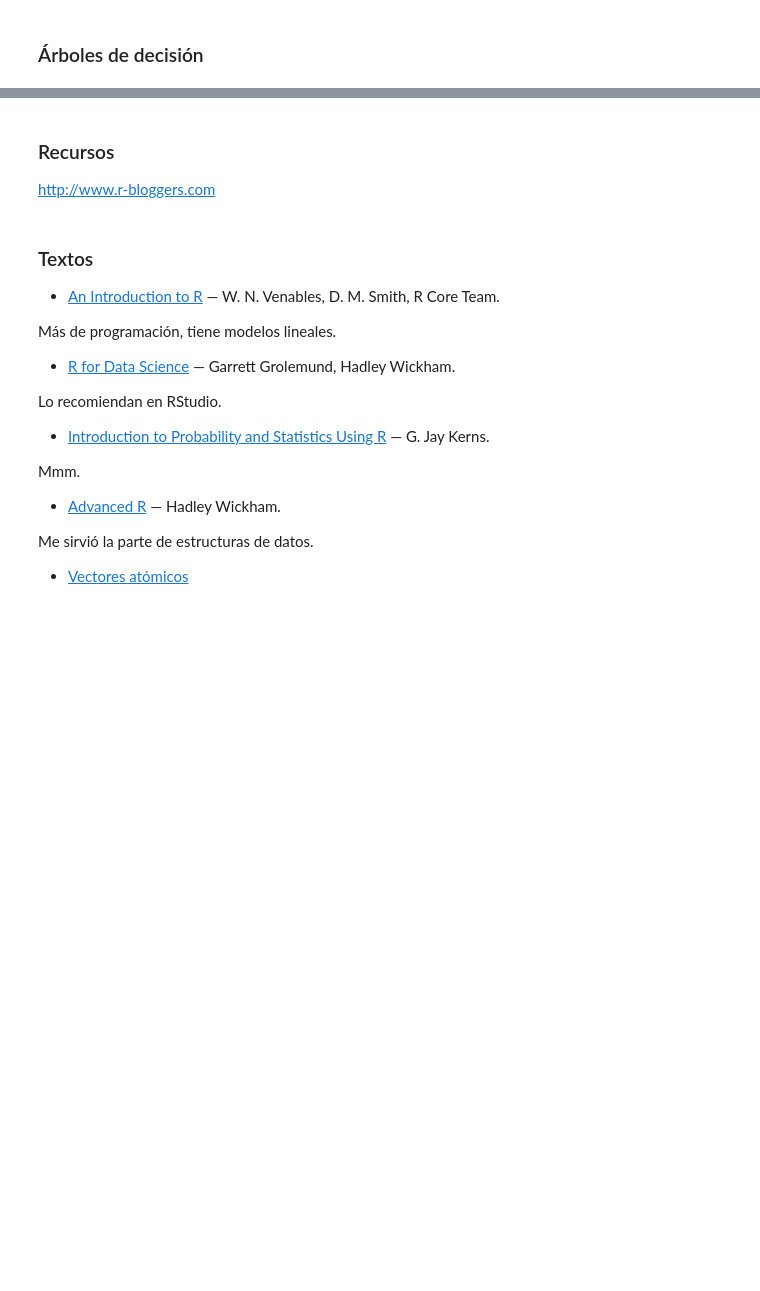
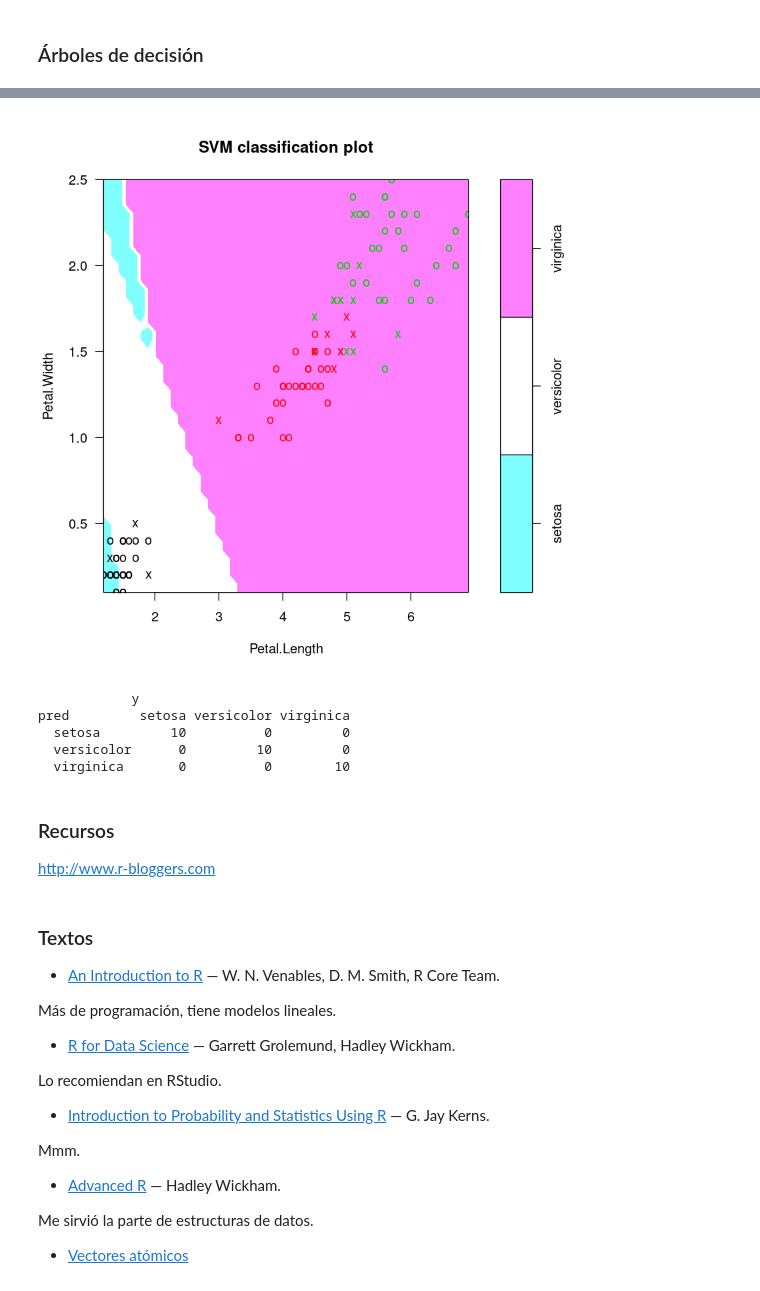
Before and after one commit to matiasbattocchia/clases-aprendizaje-automatico, a Jupyter notebook: Clases R.ipynb, the cells around one changed output, grey strips where cells are left out. Drawn from its saved outputs; the diff is of its cells as text; code cells hidden in the pictures; blank space fills up the shorter version.

```diff
--- a/Clases R.ipynb
+++ b/Clases R.ipynb
@@ -19,2 +36,12 @@ lag():    dplyr, stats
+# %%
+set.seed(3456)
+
+train_index <- createDataPartition(iris$Species,
+                                  p = .8,
+                                  list = FALSE,
+                                  times = 1)
+# %%
+train <- iris[ train_index,]
+test  <- iris[-train_index,]
 # %% [markdown]
 ### Árboles de decisión
@@ -20,0 +54,2 @@ lag():    dplyr, stats
+# %%
+modelo <- svm(Species ~ ., data=train, kernel='linear', cost=1, scale=FALSE)
@@ -20,0 +79,4 @@ lag():    dplyr, stats
+# %%
+plot(modelo, train, Petal.Width ~ Petal.Length)
+# %% [output]
+[figure, added]
@@ -20,0 +88,8 @@ lag():    dplyr, stats
+# %%
+table(pred, y)
+# %% [output]
+            y
+pred         setosa versicolor virginica
+  setosa         10          0         0
+  versicolor      0         10         0
+  virginica       0          0        10
```
Also changed, not shown: parts of 13 cells of this notebook.
